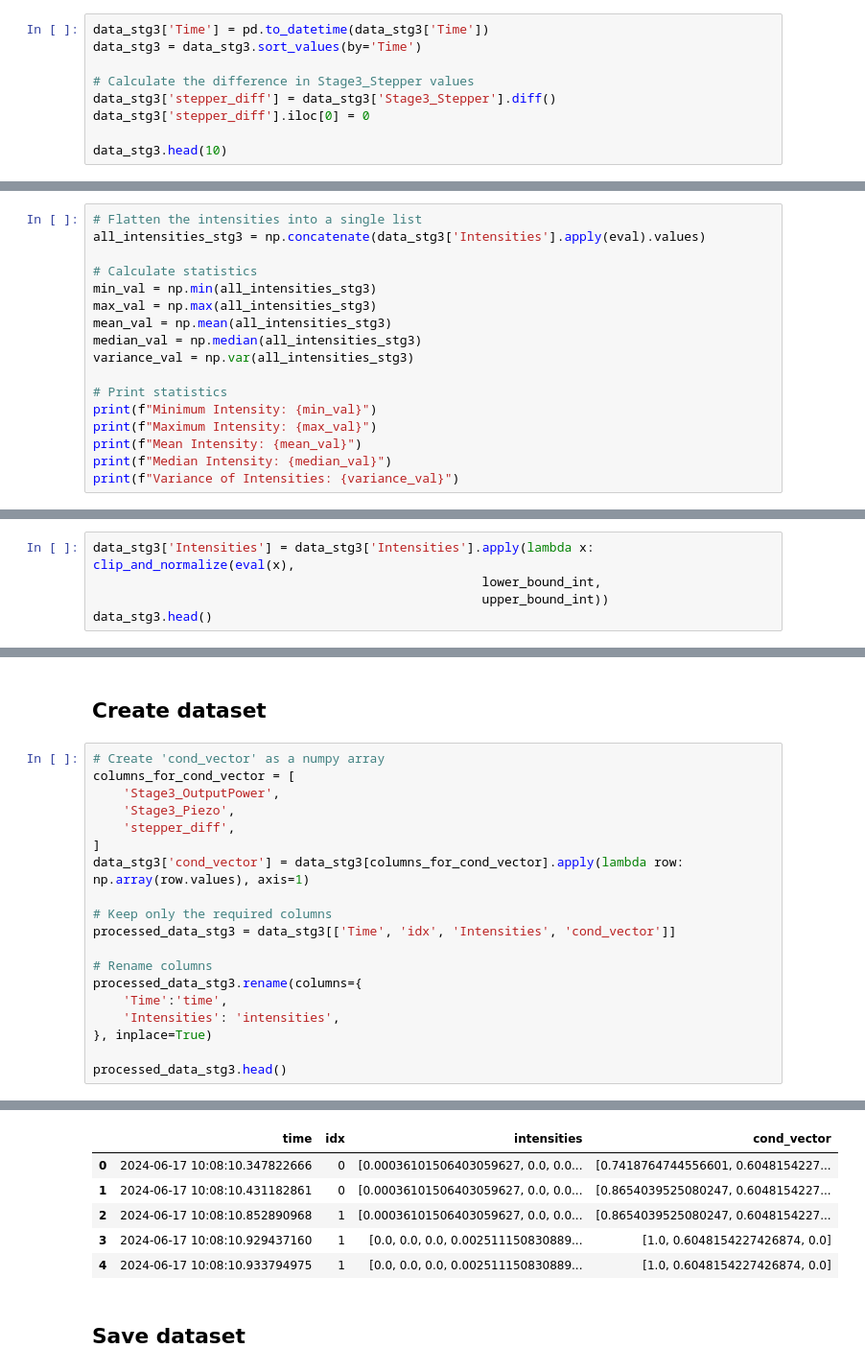
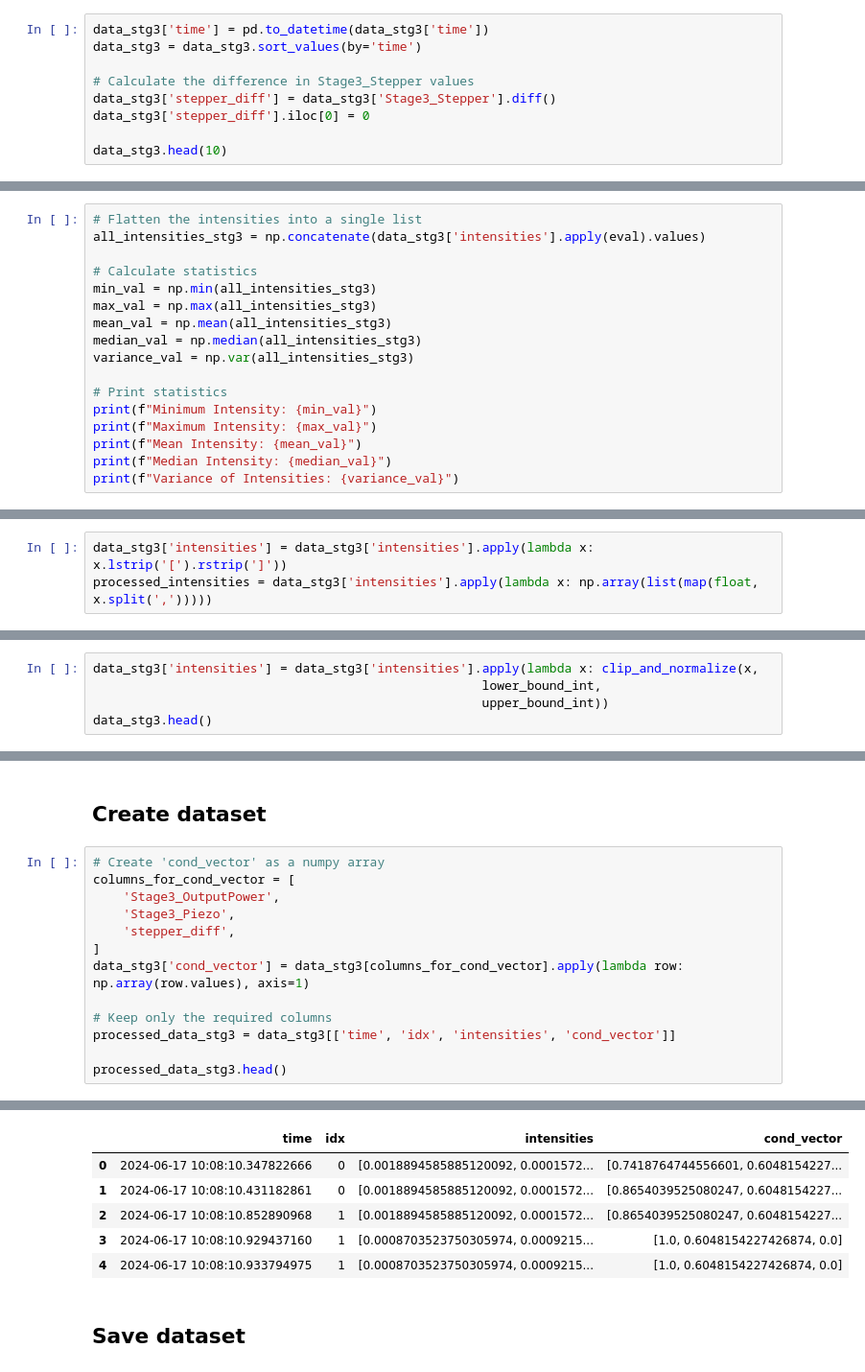
Before and after one commit to akapitanova/master_thesis, a Jupyter notebook: Preprocessing_constant_stepper_stg3.ipynb, the cells around one changed output, grey strips where cells are left out. Shown at 96% size. Cells and saved outputs as stored; diff of their text form.

```diff
--- a/Preprocessing_constant_stepper_stg3.ipynb
+++ b/Preprocessing_constant_stepper_stg3.ipynb
@@ -23,8 +29,8 @@ data_stg3.head()
 # %% [markdown]
 ### Stepper
 # %%
-data_stg3['Time'] = pd.to_datetime(data_stg3['Time'])
-data_stg3 = data_stg3.sort_values(by='Time')
+data_stg3['time'] = pd.to_datetime(data_stg3['time'])
+data_stg3 = data_stg3.sort_values(by='time')
 
 # Calculate the difference in Stage3_Stepper values
 data_stg3['stepper_diff'] = data_stg3['Stage3_Stepper'].diff()
@@ -103,7 +109,7 @@ Statistics for Stage3_Piezo:
 ### Statistical information about data
 # %%
 # Flatten the intensities into a single list
-all_intensities_stg3 = np.concatenate(data_stg3['Intensities'].apply(eval).values)
+all_intensities_stg3 = np.concatenate(data_stg3['intensities'].apply(eval).values)
 
 # Calculate statistics
 min_val = np.min(all_intensities_stg3)
@@ -222,0 +192,3 @@ create_spectrogram(wavelengths, intensities, label="Spectrogram of Intensities b
+# %%
+data_stg3['intensities'] = data_stg3['intensities'].apply(lambda x: x.lstrip('[').rstrip(']'))
+processed_intensities = data_stg3['intensities'].apply(lambda x: np.array(list(map(float, x.split(',')))))
@@ -309,7 +299,7 @@ def clip_and_normalize(data, lower_bound, upper_bound):
 
     return normalized_data
 # %%
-data_stg3['Intensities'] = data_stg3['Intensities'].apply(lambda x: clip_and_normalize(eval(x),
+data_stg3['intensities'] = data_stg3['intensities'].apply(lambda x: clip_and_normalize(x,
                                                     lower_bound_int,
                                                     upper_bound_int))
 data_stg3.head()
@@ -405,13 +395,7 @@ columns_for_cond_vector = [
 data_stg3['cond_vector'] = data_stg3[columns_for_cond_vector].apply(lambda row: np.array(row.values), axis=1)
 
 # Keep only the required columns
-processed_data_stg3 = data_stg3[['Time', 'idx', 'Intensities', 'cond_vector']]
-
-# Rename columns
-processed_data_stg3.rename(columns={
-    'Time':'time',
-    'Intensities': 'intensities',
-}, inplace=True)
+processed_data_stg3 = data_stg3[['time', 'idx', 'intensities', 'cond_vector']]
 
 processed_data_stg3.head()
 # %% [output]
@@ -422,9 +402,9 @@ See the caveats in the documentation: https://pandas.pydata.org/pandas-docs/stab
 |  | time | idx | intensities | cond_vector |
-| 0 | 2024-06-17 10:08:10.347822666 | 0 | [0.00036101506403059627, 0.0, 0.0... | [0.7418764744556601, 0.6048154227... |
-| 1 | 2024-06-17 10:08:10.431182861 | 0 | [0.00036101506403059627, 0.0, 0.0... | [0.8654039525080247, 0.6048154227... |
-| 2 | 2024-06-17 10:08:10.852890968 | 1 | [0.00036101506403059627, 0.0, 0.0... | [0.8654039525080247, 0.6048154227... |
-| 3 | 2024-06-17 10:08:10.929437160 | 1 | [0.0, 0.0, 0.0, 0.002511150830889... | [1.0, 0.6048154227426874, 0.0] |
-| 4 | 2024-06-17 10:08:10.933794975 | 1 | [0.0, 0.0, 0.0, 0.002511150830889... | [1.0, 0.6048154227426874, 0.0] |
+| 0 | 2024-06-17 10:08:10.347822666 | 0 | [0.0018894585885120092, 0.0001572... | [0.7418764744556601, 0.6048154227... |
+| 1 | 2024-06-17 10:08:10.431182861 | 0 | [0.0018894585885120092, 0.0001572... | [0.8654039525080247, 0.6048154227... |
+| 2 | 2024-06-17 10:08:10.852890968 | 1 | [0.0018894585885120092, 0.0001572... | [0.8654039525080247, 0.6048154227... |
+| 3 | 2024-06-17 10:08:10.929437160 | 1 | [0.0008703523750305974, 0.0009215... | [1.0, 0.6048154227426874, 0.0] |
+| 4 | 2024-06-17 10:08:10.933794975 | 1 | [0.0008703523750305974, 0.0009215... | [1.0, 0.6048154227426874, 0.0] |
 # %% [markdown]
 ## Save dataset
 # %%
```
Also changed, not shown: parts of 19 cells of this notebook, 6 other files.
